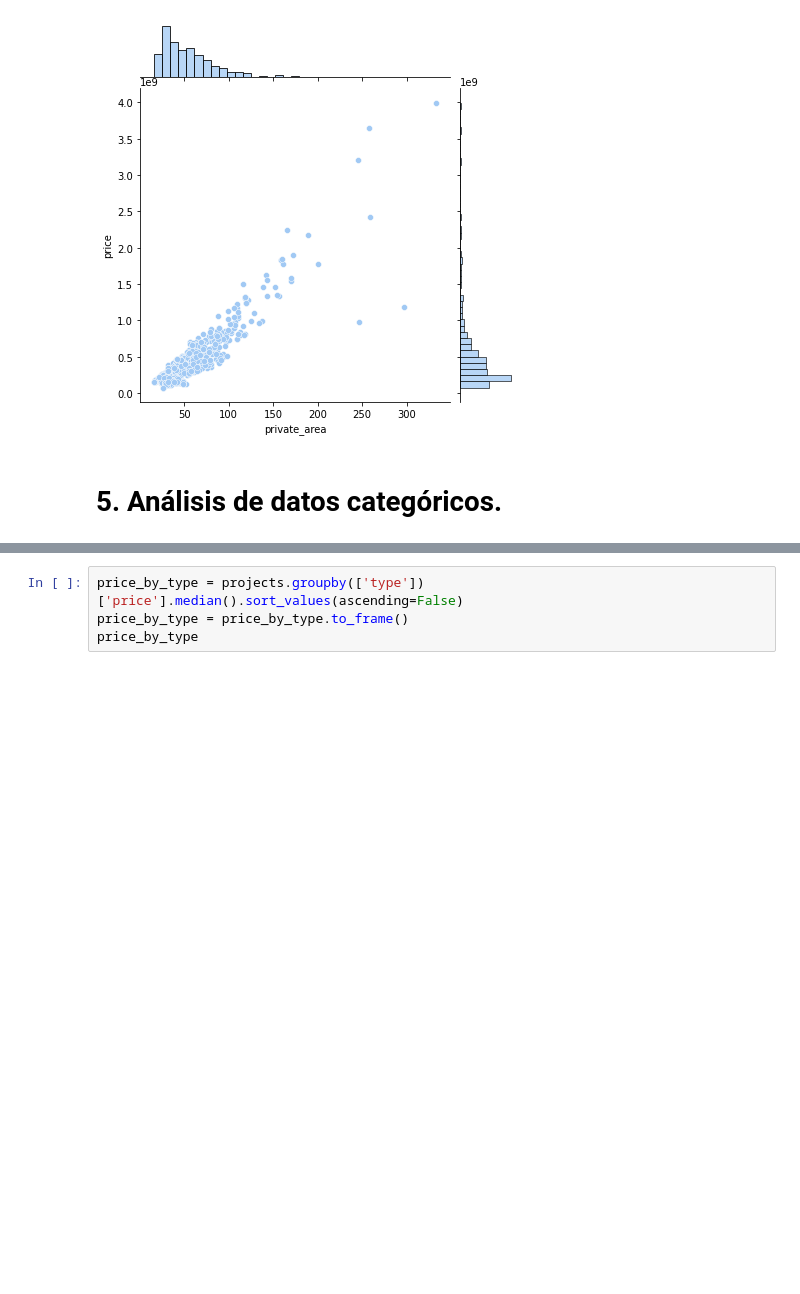
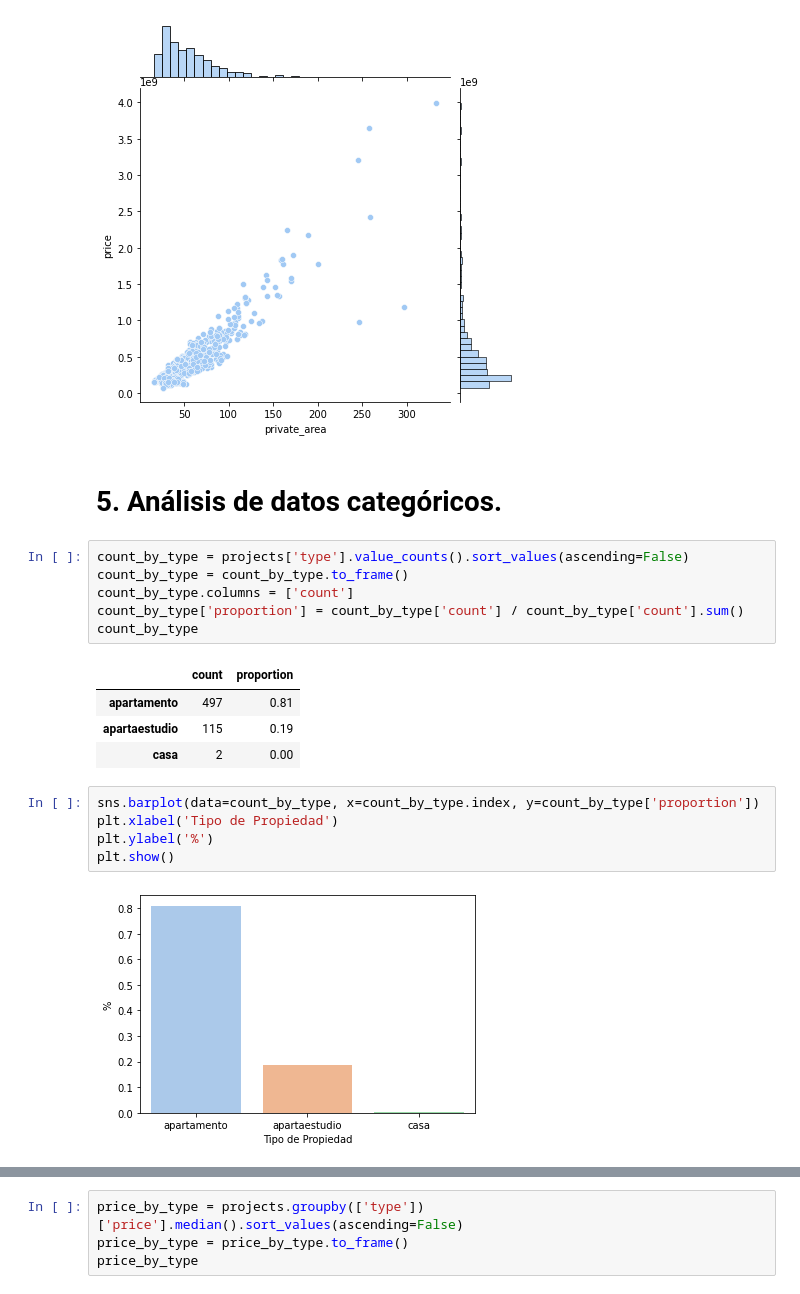
Before and after one commit to diegoestradamd/real_estate_analysis, a Jupyter notebook: main.ipynb, the cells around one changed output, grey strips where cells are left out. Cells and saved outputs as stored; diff of their text form; blank space fills up the shorter version.

```diff
--- a/main.ipynb
+++ b/main.ipynb
@@ -365,3 +365,21 @@ plt.show()
 [figure]
 # %% [markdown]
 # 5. Análisis de datos categóricos.
+# %%
+count_by_type = projects['type'].value_counts().sort_values(ascending=False)
+count_by_type = count_by_type.to_frame()
+count_by_type.columns = ['count']
+count_by_type['proportion'] = count_by_type['count'] / count_by_type['count'].sum()
+count_by_type
+# %% [output]
+|  | count | proportion |
+| apartamento | 497 | 0.81 |
+| apartaestudio | 115 | 0.19 |
+| casa | 2 | 0.00 |
+# %%
+sns.barplot(data=count_by_type, x=count_by_type.index, y=count_by_type['proportion'])
+plt.xlabel('Tipo de Propiedad')
+plt.ylabel('%')
+plt.show()
+# %% [output]
+[figure, added]
```
Also changed, not shown: parts of 14 cells of this notebook.
